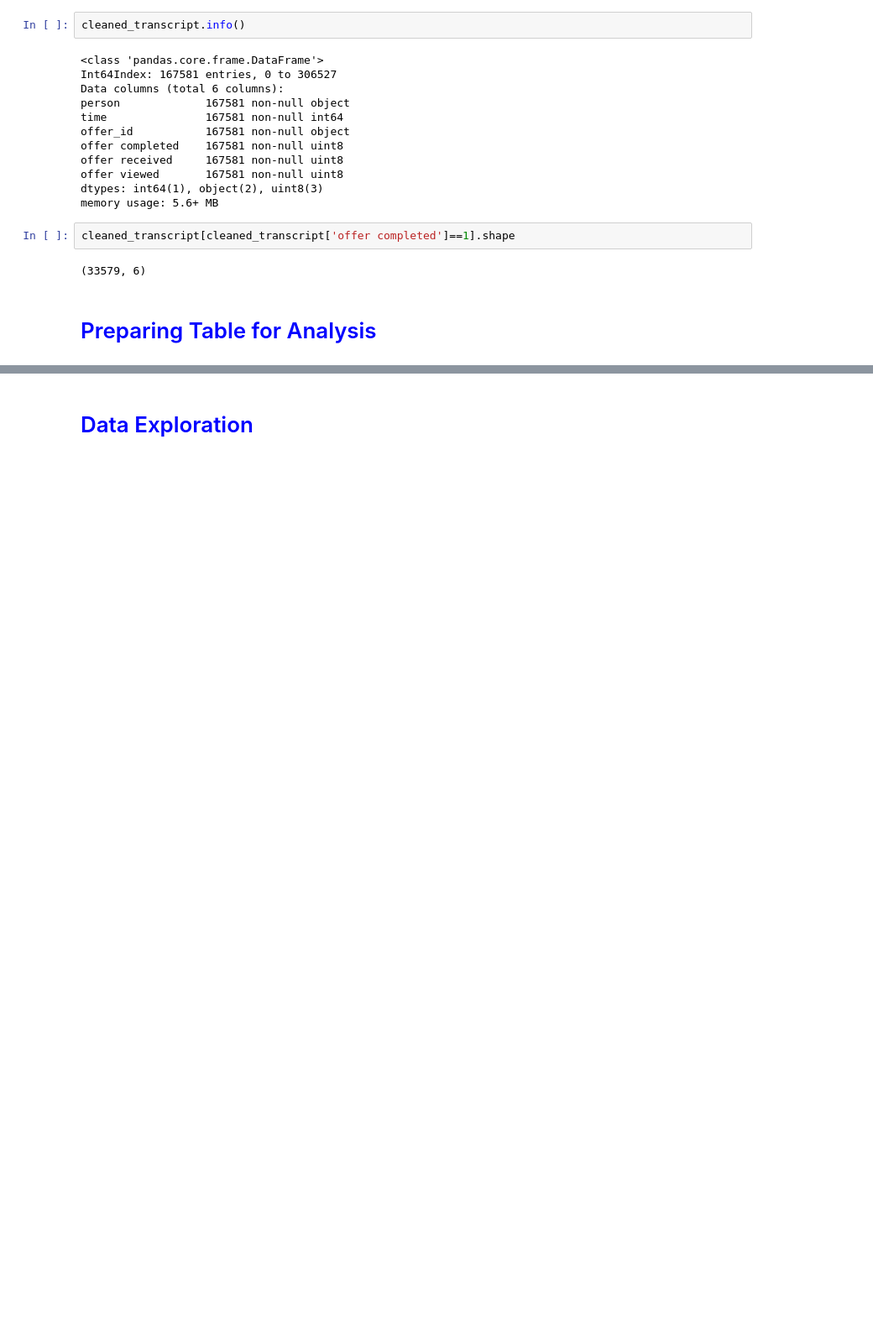
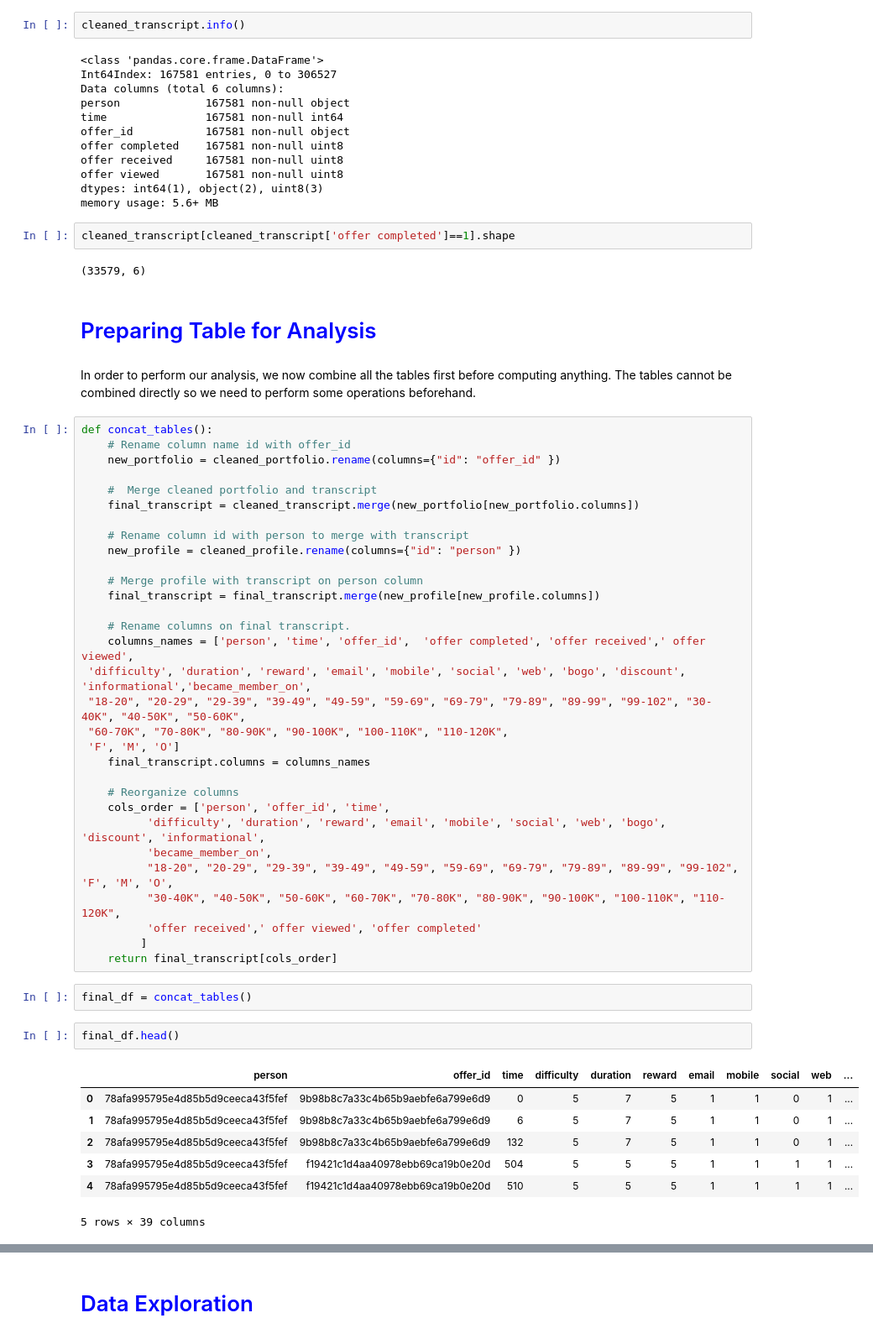
Before and after one commit to powerpratik/Starbucks-Capstone-Project, a Jupyter notebook: starbucks_capstone_notebook.ipynb, the cells around one changed output, grey strips where cells are left out. Shown: that part at 84% size. Cells and saved outputs as stored; diff of their text form; blank space fills up the shorter version.

```diff
--- a/starbucks_capstone_notebook.ipynb
+++ b/starbucks_capstone_notebook.ipynb
@@ -501,3 +502,48 @@ cleaned_transcript[cleaned_transcript['offer completed']==1].shape
 # %% [markdown]
 <a name="preptable"></a>
 # <span style="color:blue"> Preparing Table for Analysis </span>
+# %% [markdown]
+In order to perform our analysis, we now combine all the tables first before computing anything. The tables cannot be combined directly so we need to perform some operations beforehand.
+# %%
+def concat_tables():
+    # Rename column name id with offer_id
+    new_portfolio = cleaned_portfolio.rename(columns={"id": "offer_id" })
+
+    #  Merge cleaned portfolio and transcript
+    final_transcript = cleaned_transcript.merge(new_portfolio[new_portfolio.columns])
+
+    # Rename column id with person to merge with transcript
+    new_profile = cleaned_profile.rename(columns={"id": "person" })
+
+    # Merge profile with transcript on person column
+    final_transcript = final_transcript.merge(new_profile[new_profile.columns])
+
+    # Rename columns on final transcript.
+    columns_names = ['person', 'time', 'offer_id',  'offer completed', 'offer received',' offer viewed',
+ 'difficulty', 'duration', 'reward', 'email', 'mobile', 'social', 'web', 'bogo', 'discount', 'informational','became_member_on',
+ "18-20", "20-29", "29-39", "39-49", "49-59", "59-69", "69-79", "79-89", "89-99", "99-102", "30-40K", "40-50K", "50-60K",
+ "60-70K", "70-80K", "80-90K", "90-100K", "100-110K", "110-120K",
+ 'F', 'M', 'O']
+    final_transcript.columns = columns_names
+
+    # Reorganize columns
+    cols_order = ['person', 'offer_id', 'time',
+          'difficulty', 'duration', 'reward', 'email', 'mobile', 'social', 'web', 'bogo', 'discount', 'informational',
+          'became_member_on',
+          "18-20", "20-29", "29-39", "39-49", "49-59", "59-69", "69-79", "79-89", "89-99", "99-102", 'F', 'M', 'O',
+          "30-40K", "40-50K", "50-60K", "60-70K", "70-80K", "80-90K", "90-100K", "100-110K", "110-120K",
+          'offer received',' offer viewed', 'offer completed'
+         ]
+    return final_transcript[cols_order]
+# %%
+final_df = concat_tables()
+# %%
+final_df.head()
+# %% [output]
+|  | person | offer_id | time | difficulty | duration | reward | email | mobile | social | web | ... |
+| 0 | 78afa995795e4d85b5d9ceeca43f5fef | 9b98b8c7a33c4b65b9aebfe6a799e6d9 | 0 | 5 | 7 | 5 | 1 | 1 | 0 | 1 | ... |
+| 1 | 78afa995795e4d85b5d9ceeca43f5fef | 9b98b8c7a33c4b65b9aebfe6a799e6d9 | 6 | 5 | 7 | 5 | 1 | 1 | 0 | 1 | ... |
+| 2 | 78afa995795e4d85b5d9ceeca43f5fef | 9b98b8c7a33c4b65b9aebfe6a799e6d9 | 132 | 5 | 7 | 5 | 1 | 1 | 0 | 1 | ... |
+| 3 | 78afa995795e4d85b5d9ceeca43f5fef | f19421c1d4aa40978ebb69ca19b0e20d | 504 | 5 | 5 | 5 | 1 | 1 | 1 | 1 | ... |
+| 4 | 78afa995795e4d85b5d9ceeca43f5fef | f19421c1d4aa40978ebb69ca19b0e20d | 510 | 5 | 5 | 5 | 1 | 1 | 1 | 1 | ... |
+5 rows × 39 columns
```
Also changed, not shown: parts of 25 cells of this notebook.
